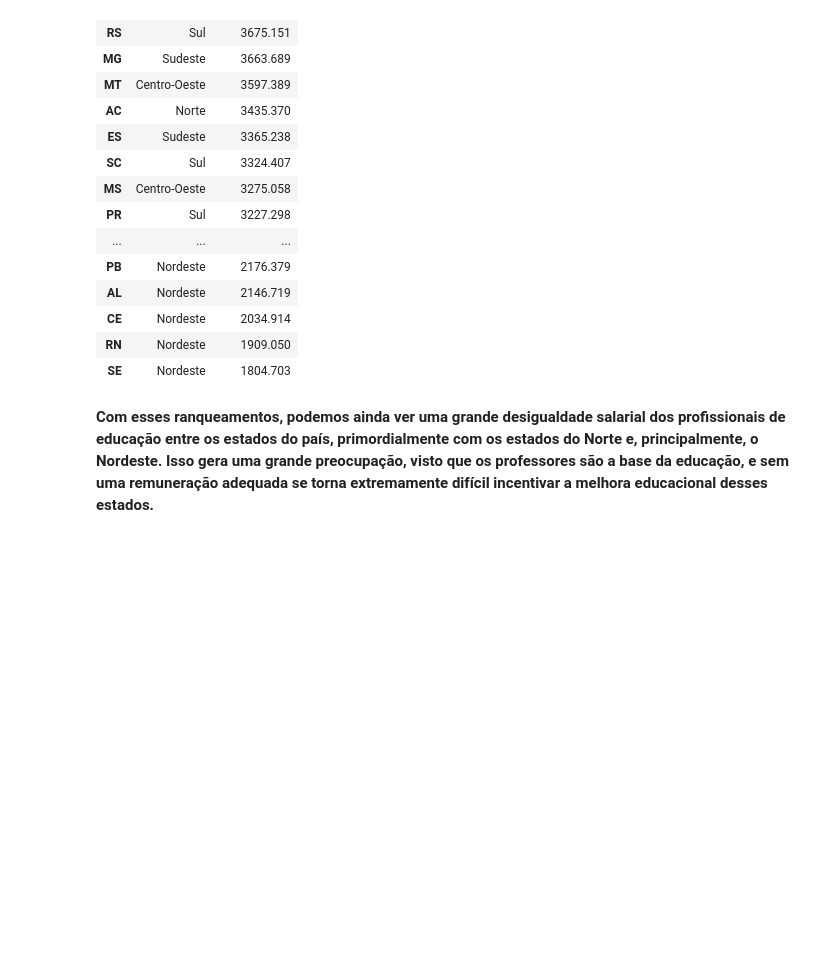
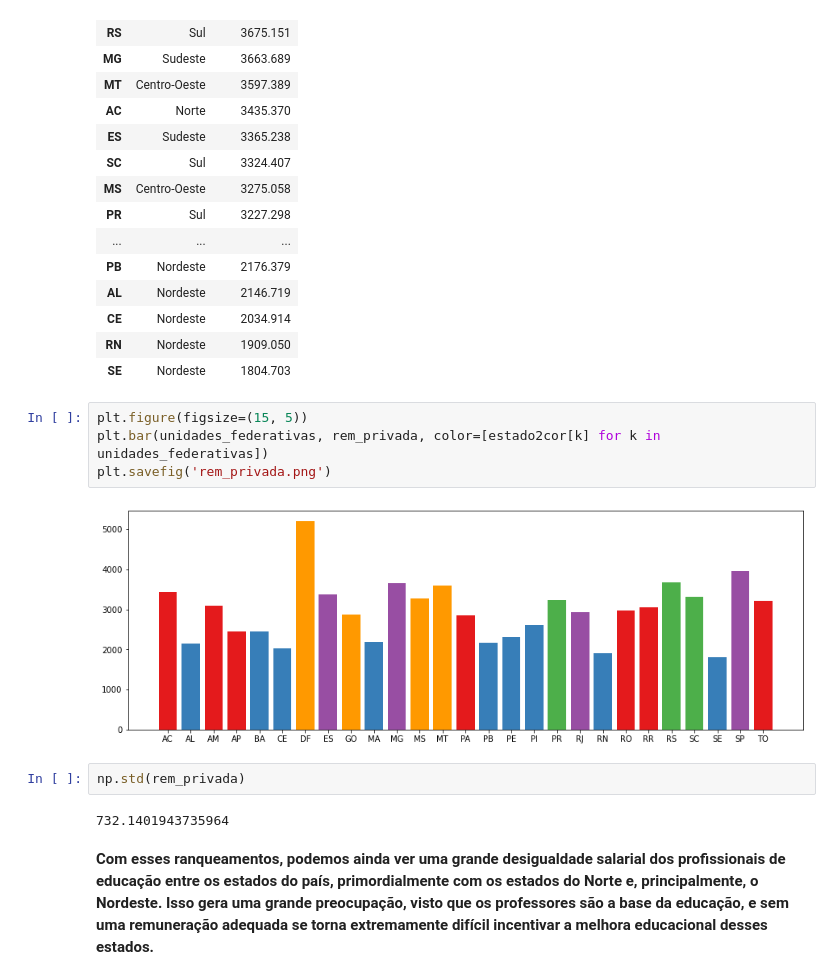
Before and after one commit to viniciuslettieri/analytica, a Jupyter notebook: Educacao_Brasileira/educacao_brasileira.ipynb, the cells around one changed output. Saved outputs shown, nothing was run; the diff lists cells and outputs as text; blank space fills up the shorter version.

```diff
--- a/Educacao_Brasileira/educacao_brasileira.ipynb
+++ b/Educacao_Brasileira/educacao_brasileira.ipynb
@@ -429,6 +449,16 @@ df.sort_values(by='remuneracao', ascending=False)
 | CE | Nordeste | 2034.914 |
 | RN | Nordeste | 1909.050 |
 | SE | Nordeste | 1804.703 |
+# %%
+plt.figure(figsize=(15, 5))
+plt.bar(unidades_federativas, rem_privada, color=[estado2cor[k] for k in unidades_federativas])
+plt.savefig('rem_privada.png')
+# %% [output]
+[figure, added]
+# %%
+np.std(rem_privada)
+# %% [output]
+732.1401943735964
 # %% [markdown]
 **Com esses ranqueamentos, podemos ainda ver uma grande desigualdade salarial dos profissionais de educação entre os estados do país, primordialmente com os estados do Norte e, principalmente, o Nordeste. Isso gera uma grande preocupação, visto que os professores são a base da educação, e sem uma remuneração adequada se torna extremamente difícil incentivar a melhora educacional desses estados.**
 # %% [markdown]
```
Also changed, not shown: parts of 25 cells of this notebook.
